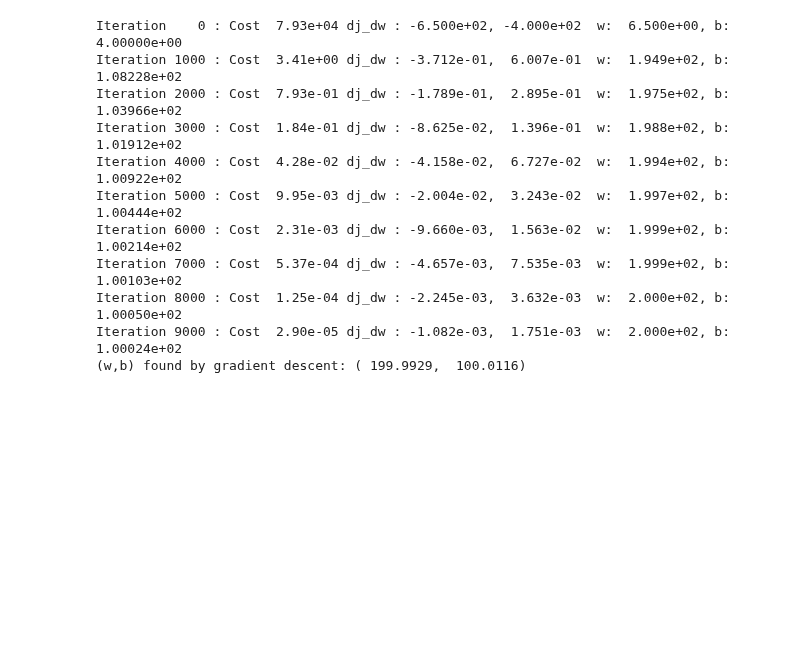
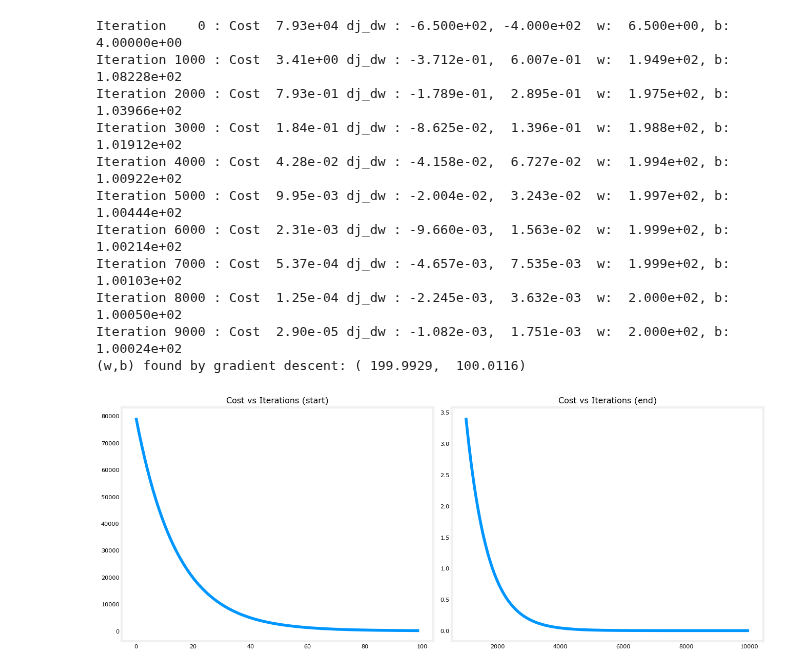
Before and after one commit to amansingh202/python_learning, a Jupyter notebook: ML_week1_lab05.ipynb, the cells around one changed output. Saved outputs shown, nothing was run; the diff lists cells and outputs as text; code cells hidden in the pictures; blank space fills up the shorter version.

Commit message:
Cost vs iterations in a gradient descent

```diff
--- a/ML_week1_lab05.ipynb
+++ b/ML_week1_lab05.ipynb
@@ -103,3 +103,15 @@ Iteration 7000 : Cost  5.37e-04 dj_dw : -4.657e-03,  7.535e-03  w:  1.999e+02, b
 Iteration 8000 : Cost  1.25e-04 dj_dw : -2.245e-03,  3.632e-03  w:  2.000e+02, b:  1.00050e+02
 Iteration 9000 : Cost  2.90e-05 dj_dw : -1.082e-03,  1.751e-03  w:  2.000e+02, b:  1.00024e+02
 (w,b) found by gradient descent: ( 199.9929,  100.0116)
+# %%
+#plot of cost vs iterations
+fig, (ax1, ax2) = plt.subplots(1, 2, constrained_layout = True, figsize = (13,5))
+ax1.plot(j_hist[:100])
+ax2.plot(1000 + np.arange(len(j_hist[1000:])), j_hist[1000:])
+ax1.set_title("Cost vs Iterations (start)")
+ax2.set_title("Cost vs Iterations (end)")
+ax1.set_ylabel('Cost')
+ax2
+plt.show()
+# %% [output]
+[figure, added]
```
Also changed, not shown: parts of 1 cell of this notebook.
